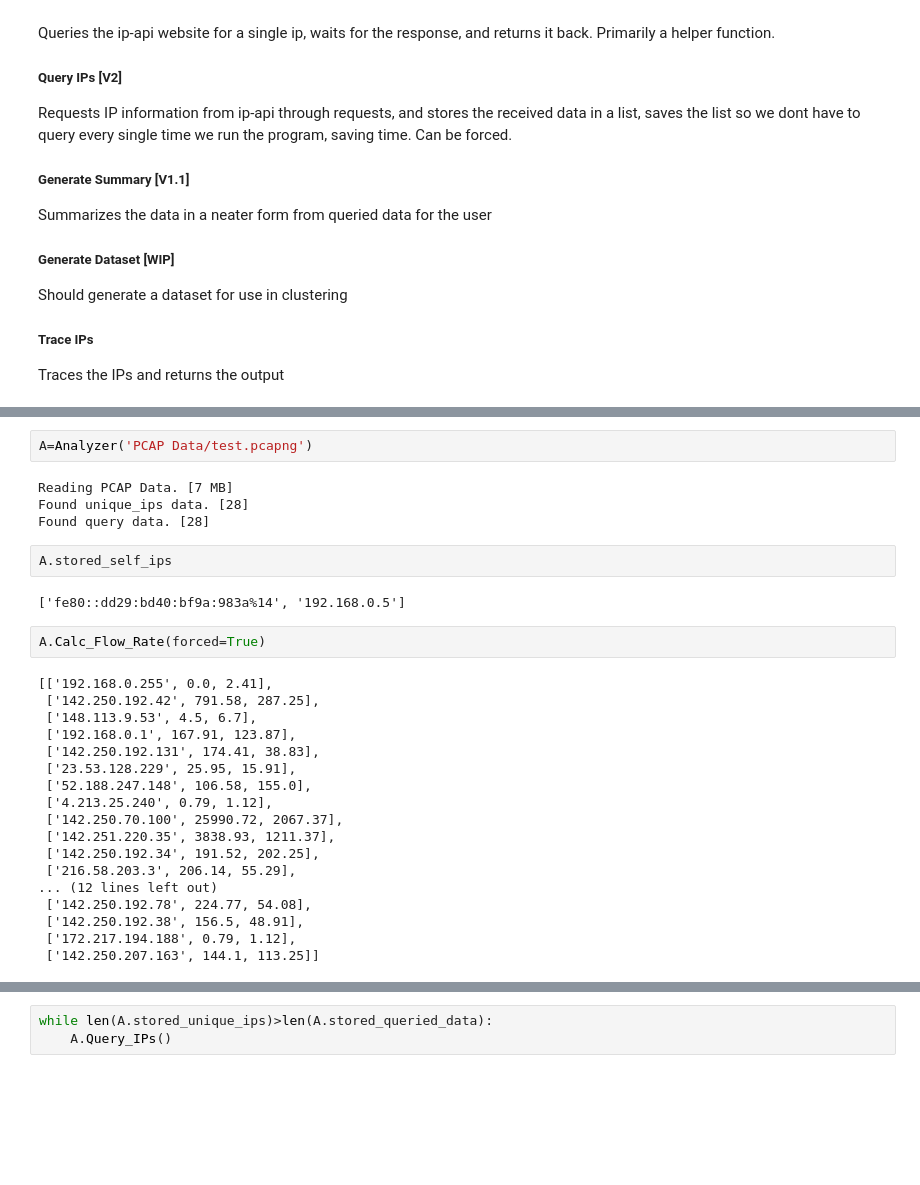
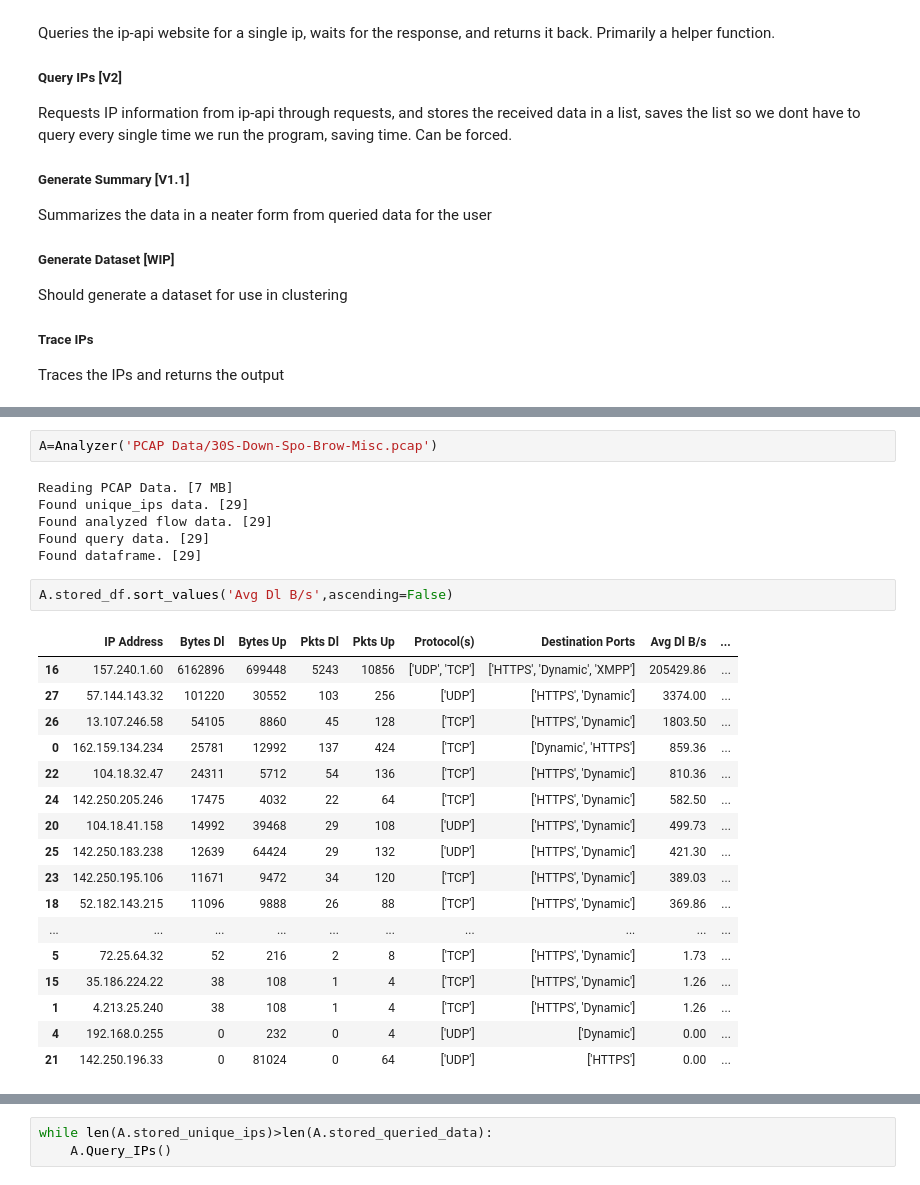
Before and after one commit to MobiusYeeitus/TrafficAnalysis, a Jupyter notebook: AnalysisCore.ipynb, the cells around one changed output, grey strips where cells are left out. Saved outputs shown, nothing was run; the diff lists cells and outputs as text; blank space fills up the shorter version.

```diff
--- a/AnalysisCore.ipynb
+++ b/AnalysisCore.ipynb
@@ -494,32 +643,30 @@ class Analyzer:
             self.List_Initializer(self.stored_queried_ips,queried_unique_ips)
         return queried_unique_ips
 # %%
-A=Analyzer('PCAP Data/test.pcapng')
+A=Analyzer('PCAP Data/30S-Down-Spo-Brow-Misc.pcap')
 # %% [output]
 Reading PCAP Data. [7 MB]
-Found unique_ips data. [28]
-Found query data. [28]
+Found unique_ips data. [29]
+Found analyzed flow data. [29]
+Found query data. [29]
+Found dataframe. [29]
-# %%
-A.stored_self_ips
-# %% [output]
-['fe80::dd29:bd40:bf9a:983a%14', '192.168.0.5']
-# %%
-A.Calc_Flow_Rate(forced=True)
-# %% [output]
-[['192.168.0.255', 0.0, 2.41],
- ['142.250.192.42', 791.58, 287.25],
- ['148.113.9.53', 4.5, 6.7],
- ['192.168.0.1', 167.91, 123.87],
- ['142.250.192.131', 174.41, 38.83],
- ['23.53.128.229', 25.95, 15.91],
- ['52.188.247.148', 106.58, 155.0],
- ['4.213.25.240', 0.79, 1.12],
- ['142.250.70.100', 25990.72, 2067.37],
- ['142.251.220.35', 3838.93, 1211.37],
- ['142.250.192.34', 191.52, 202.25],
- ['216.58.203.3', 206.14, 55.29],
-... (12 lines left out)
- ['142.250.192.78', 224.77, 54.08],
- ['142.250.192.38', 156.5, 48.91],
- ['172.217.194.188', 0.79, 1.12],
- ['142.250.207.163', 144.1, 113.25]]
+# %%
+A.stored_df.sort_values('Avg Dl B/s',ascending=False)
+# %% [output]
+|  | IP Address | Bytes Dl | Bytes Up | Pkts Dl | Pkts Up | Protocol(s) | Destination Ports | Avg Dl B/s | ... |
+| 16 | 157.240.1.60 | 6162896 | 699448 | 5243 | 10856 | ['UDP', 'TCP'] | ['HTTPS', 'Dynamic', 'XMPP'] | 205429.86 | ... |
+| 27 | 57.144.143.32 | 101220 | 30552 | 103 | 256 | ['UDP'] | ['HTTPS', 'Dynamic'] | 3374.00 | ... |
+| 26 | 13.107.246.58 | 54105 | 8860 | 45 | 128 | ['TCP'] | ['HTTPS', 'Dynamic'] | 1803.50 | ... |
+| 0 | 162.159.134.234 | 25781 | 12992 | 137 | 424 | ['TCP'] | ['Dynamic', 'HTTPS'] | 859.36 | ... |
+| 22 | 104.18.32.47 | 24311 | 5712 | 54 | 136 | ['TCP'] | ['HTTPS', 'Dynamic'] | 810.36 | ... |
+| 24 | 142.250.205.246 | 17475 | 4032 | 22 | 64 | ['TCP'] | ['HTTPS', 'Dynamic'] | 582.50 | ... |
+| 20 | 104.18.41.158 | 14992 | 39468 | 29 | 108 | ['UDP'] | ['HTTPS', 'Dynamic'] | 499.73 | ... |
+| 25 | 142.250.183.238 | 12639 | 64424 | 29 | 132 | ['UDP'] | ['HTTPS', 'Dynamic'] | 421.30 | ... |
+| 23 | 142.250.195.106 | 11671 | 9472 | 34 | 120 | ['TCP'] | ['HTTPS', 'Dynamic'] | 389.03 | ... |
+| 18 | 52.182.143.215 | 11096 | 9888 | 26 | 88 | ['TCP'] | ['HTTPS', 'Dynamic'] | 369.86 | ... |
+| ... | ... | ... | ... | ... | ... | ... | ... | ... | ... |
+| 5 | 72.25.64.32 | 52 | 216 | 2 | 8 | ['TCP'] | ['HTTPS', 'Dynamic'] | 1.73 | ... |
+| 15 | 35.186.224.22 | 38 | 108 | 1 | 4 | ['TCP'] | ['HTTPS', 'Dynamic'] | 1.26 | ... |
+| 1 | 4.213.25.240 | 38 | 108 | 1 | 4 | ['TCP'] | ['HTTPS', 'Dynamic'] | 1.26 | ... |
+| 4 | 192.168.0.255 | 0 | 232 | 0 | 4 | ['UDP'] | ['Dynamic'] | 0.00 | ... |
+| 21 | 142.250.196.33 | 0 | 81024 | 0 | 64 | ['UDP'] | ['HTTPS'] | 0.00 | ... |
```
Also changed, not shown: parts of 10 cells of this notebook.
